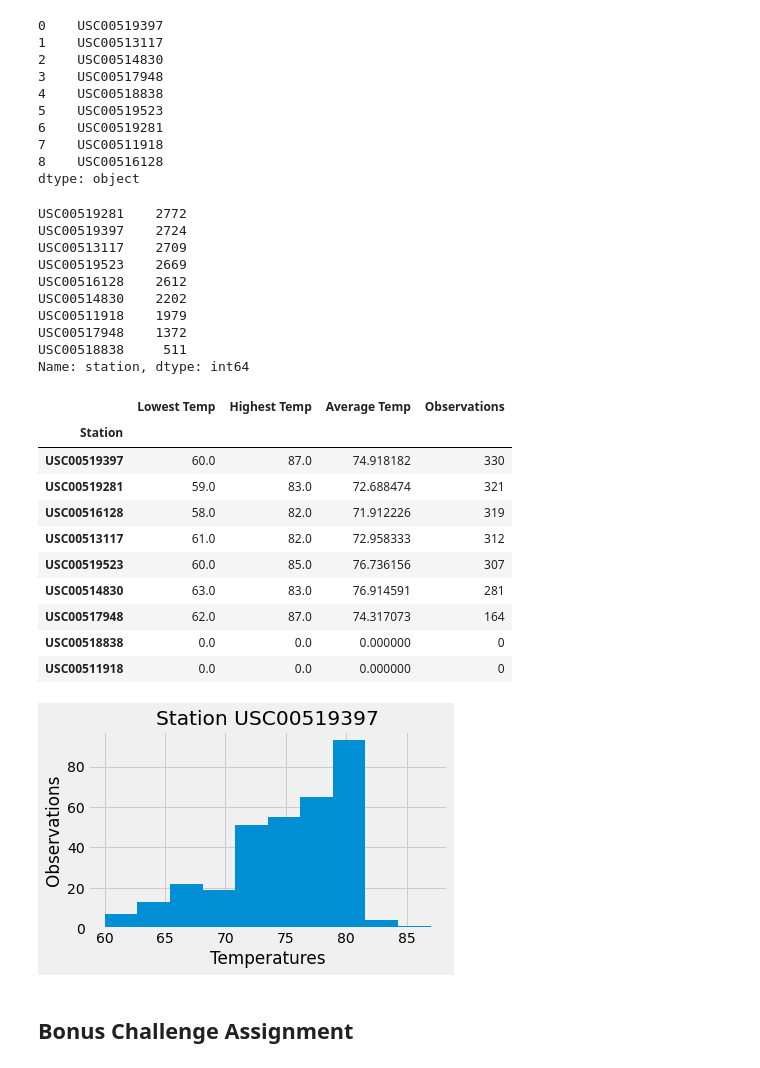
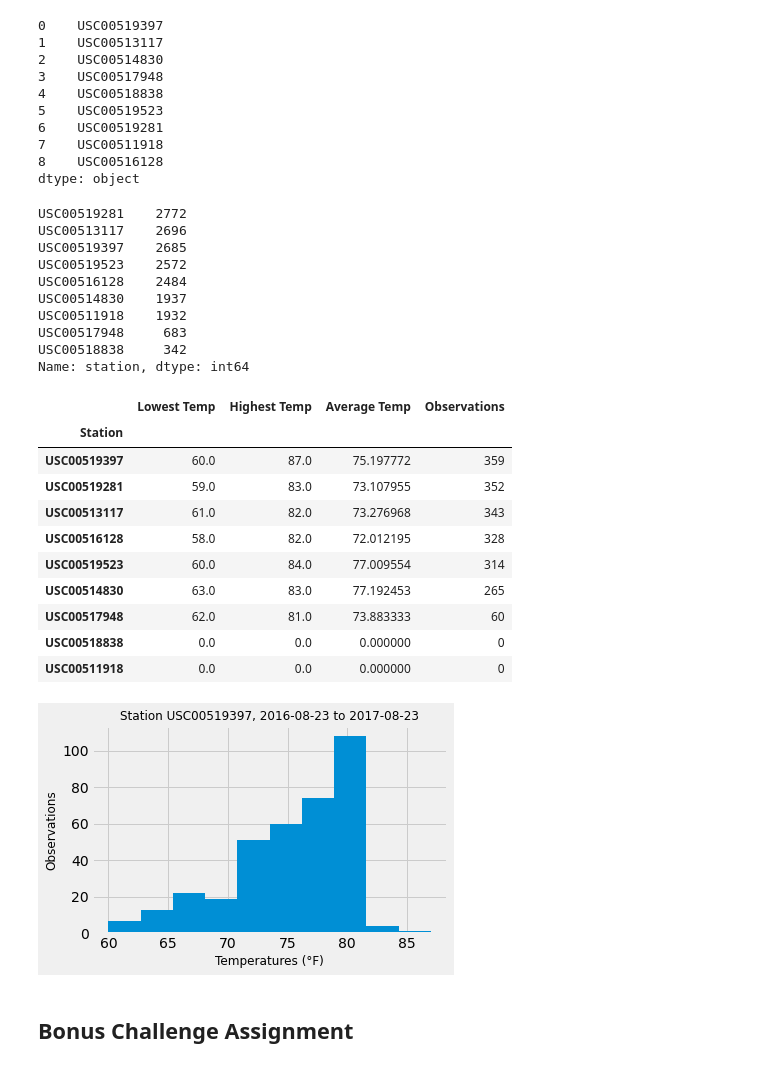
Before and after one commit to clmatherson/sqlalchemy-challenge, a Jupyter notebook: climate_starter.ipynb, the cells around one changed output. Cells and saved outputs as stored; diff of their text form; code cells hidden in the pictures.

```diff
--- a/climate_starter.ipynb
+++ b/climate_starter.ipynb
@@ -47,16 +53,16 @@ session = Session(bind=engine)
 # Design a query to retrieve the last 12 months of precipitation data and plot the results
 measurement_df = pd.read_sql("SELECT * FROM measurement", engine)
 
-measurement_df.fillna(value=0, inplace=True)
+measurement_df.dropna(how='any', inplace=True)
 
 measurement_df['year'] = pd.DatetimeIndex(measurement_df['date']).year.astype(str)
 measurement_df['month'] = pd.DatetimeIndex(measurement_df['date']).month.astype(str)
 measurement_df['yr_mth'] = measurement_df['year'] + "-" + measurement_df['month']
 
 
-measure_p12mth = measurement_df.loc[measurement_df['date'] >= '2016-09-23']
+measure_p12mth = measurement_df.loc[measurement_df['date'] >= '2016-08-23']
 
-measure_p12mth = measurement_df.loc[measurement_df['date'] >= '2016-09-23'].sort_values(by='id')
+measure_p12mth = measurement_df.loc[measurement_df['date'] >= '2016-08-23'].sort_values(by='id')
 measure_p12mth.groupby(by=['yr_mth'], sort=False).sum()
 
 
@@ -125,14 +163,14 @@ active_stations = pd.Series(measurement_df['station'].value_counts())
 active_stations
 # %% [output]
 USC00519281    2772
-USC00519397    2724
-USC00513117    2709
-USC00519523    2669
-USC00516128    2612
-USC00514830    2202
-USC00511918    1979
-USC00517948    1372
-USC00518838     511
+USC00513117    2696
+USC00519397    2685
+USC00519523    2572
+USC00516128    2484
+USC00514830    1937
+USC00511918    1932
+USC00517948     683
+USC00518838     342
 Name: station, dtype: int64
 # %%
 # Using the station id from the previous query, calculate the lowest temperature recorded,
@@ -158,29 +196,29 @@ station_low_df.sort_values('Observations', ascending=False)
 # %% [output]
 |  | Lowest Temp | Highest Temp | Average Temp | Observations |
 | Station |  |  |  |  |
-| USC00519397 | 60.0 | 87.0 | 74.918182 | 330 |
-| USC00519281 | 59.0 | 83.0 | 72.688474 | 321 |
-| USC00516128 | 58.0 | 82.0 | 71.912226 | 319 |
-| USC00513117 | 61.0 | 82.0 | 72.958333 | 312 |
-| USC00519523 | 60.0 | 85.0 | 76.736156 | 307 |
-| USC00514830 | 63.0 | 83.0 | 76.914591 | 281 |
-| USC00517948 | 62.0 | 87.0 | 74.317073 | 164 |
+| USC00519397 | 60.0 | 87.0 | 75.197772 | 359 |
+| USC00519281 | 59.0 | 83.0 | 73.107955 | 352 |
+| USC00513117 | 61.0 | 82.0 | 73.276968 | 343 |
+| USC00516128 | 58.0 | 82.0 | 72.012195 | 328 |
+| USC00519523 | 60.0 | 84.0 | 77.009554 | 314 |
+| USC00514830 | 63.0 | 83.0 | 77.192453 | 265 |
+| USC00517948 | 62.0 | 81.0 | 73.883333 | 60 |
 | USC00518838 | 0.0 | 0.0 | 0.000000 | 0 |
 | USC00511918 | 0.0 | 0.0 | 0.000000 | 0 |
 # %%
 # Choose the station with the highest number of temperature observations.
 # Query the last 12 months of temperature observation data for this station and plot the results as a histogram
 most_act_station = measure_p12mth.loc[measure_p12mth['station'] == 'USC00519397']
 most_act_station.hist('tobs')
-plt.title('Station USC00519397')
-plt.xlabel('Temperatures')
-plt.ylabel('Observations')
+plt.title('Station USC00519397, 2016-08-23 to 2017-08-23', fontsize='12')
+plt.xlabel('Temperatures (°F)', fontsize='12')
+plt.ylabel('Observations', fontsize='12')
 
 plt.tight_layout()
 plt.savefig("Images/Station_USC00519397.png")
 plt.show()
 # %% [output]
-[figure, old version]
+[figure, new version]
 # %% [markdown]
 ## Bonus Challenge Assignment
 # %%
```
Also changed, not shown: parts of 9 cells of this notebook, 4 other files.
